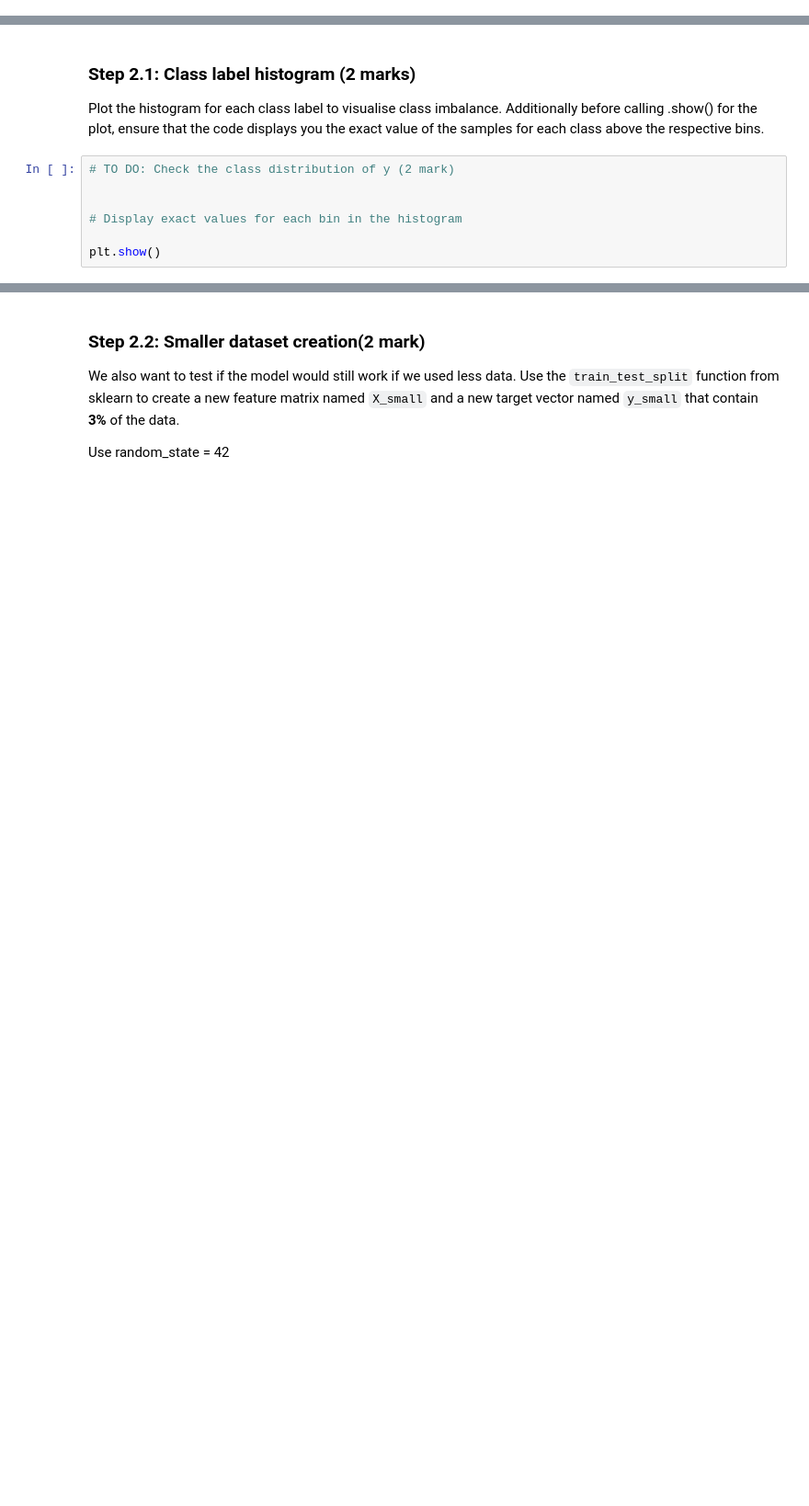
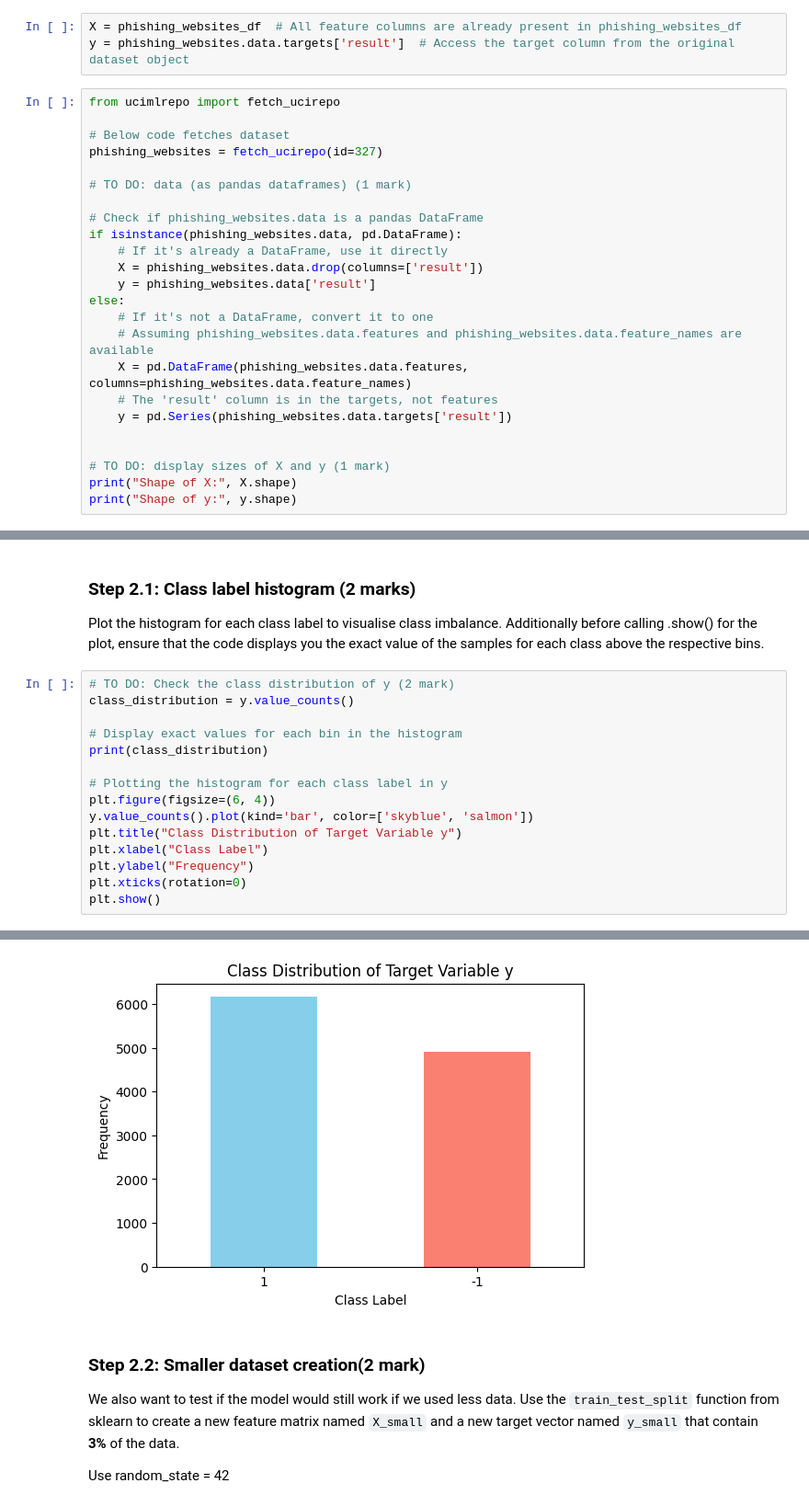
Before and after one commit to Tundebademosi/engg680_2024_fall, a Jupyter notebook: Lab Assignment 3/Gradient Descent & Logistic Regression.ipynb, the cells around one changed output, grey strips where cells are left out. Shown at 92% size. Saved outputs shown, nothing was run; the diff lists cells and outputs as text; blank space fills up the shorter version.

```diff
--- a/Lab Assignment 3/Gradient Descent & Logistic Regression.ipynb
+++ b/Lab Assignment 3/Gradient Descent & Logistic Regression.ipynb
@@ -722,0 +746,27 @@ phishing_websites = fetch_ucirepo(id=327)
+# %%
+X = phishing_websites_df  # All feature columns are already present in phishing_websites_df
+y = phishing_websites.data.targets['result']  # Access the target column from the original dataset object
+# %%
+from ucimlrepo import fetch_ucirepo
+
+# Below code fetches dataset
+phishing_websites = fetch_ucirepo(id=327)
+
+# TO DO: data (as pandas dataframes) (1 mark)
+
+# Check if phishing_websites.data is a pandas DataFrame
+if isinstance(phishing_websites.data, pd.DataFrame):
+    # If it's already a DataFrame, use it directly
+    X = phishing_websites.data.drop(columns=['result'])
+    y = phishing_websites.data['result']
+else:
+    # If it's not a DataFrame, convert it to one
+    # Assuming phishing_websites.data.features and phishing_websites.data.feature_names are available
+    X = pd.DataFrame(phishing_websites.data.features, columns=phishing_websites.data.feature_names)
+    # The 'result' column is in the targets, not features
+    y = pd.Series(phishing_websites.data.targets['result'])
+
+
+# TO DO: display sizes of X and y (1 mark)
+print("Shape of X:", X.shape)
+print("Shape of y:", y.shape)
@@ -726,8 +779,17 @@ phishing_websites = fetch_ucirepo(id=327)
 Plot the histogram for each class label to visualise class imbalance. Additionally before calling .show() for the plot, ensure that the code displays you the exact value of the samples for each class above the respective bins.
 # %%
 # TO DO: Check the class distribution of y (2 mark)
-
+class_distribution = y.value_counts()
 
 # Display exact values for each bin in the histogram
+print(class_distribution)
 
+# Plotting the histogram for each class label in y
+plt.figure(figsize=(6, 4))
+y.value_counts().plot(kind='bar', color=['skyblue', 'salmon'])
+plt.title("Class Distribution of Target Variable y")
+plt.xlabel("Class Label")
+plt.ylabel("Frequency")
+plt.xticks(rotation=0)
 plt.show()
+# %% [output]
@@ -734,3 +800,4 @@ plt.show()
+[figure, added]
 # %% [markdown]
 ### Step 2.2: Smaller dataset creation(2 mark)
 
```
Also changed, not shown: parts of 16 cells of this notebook.
